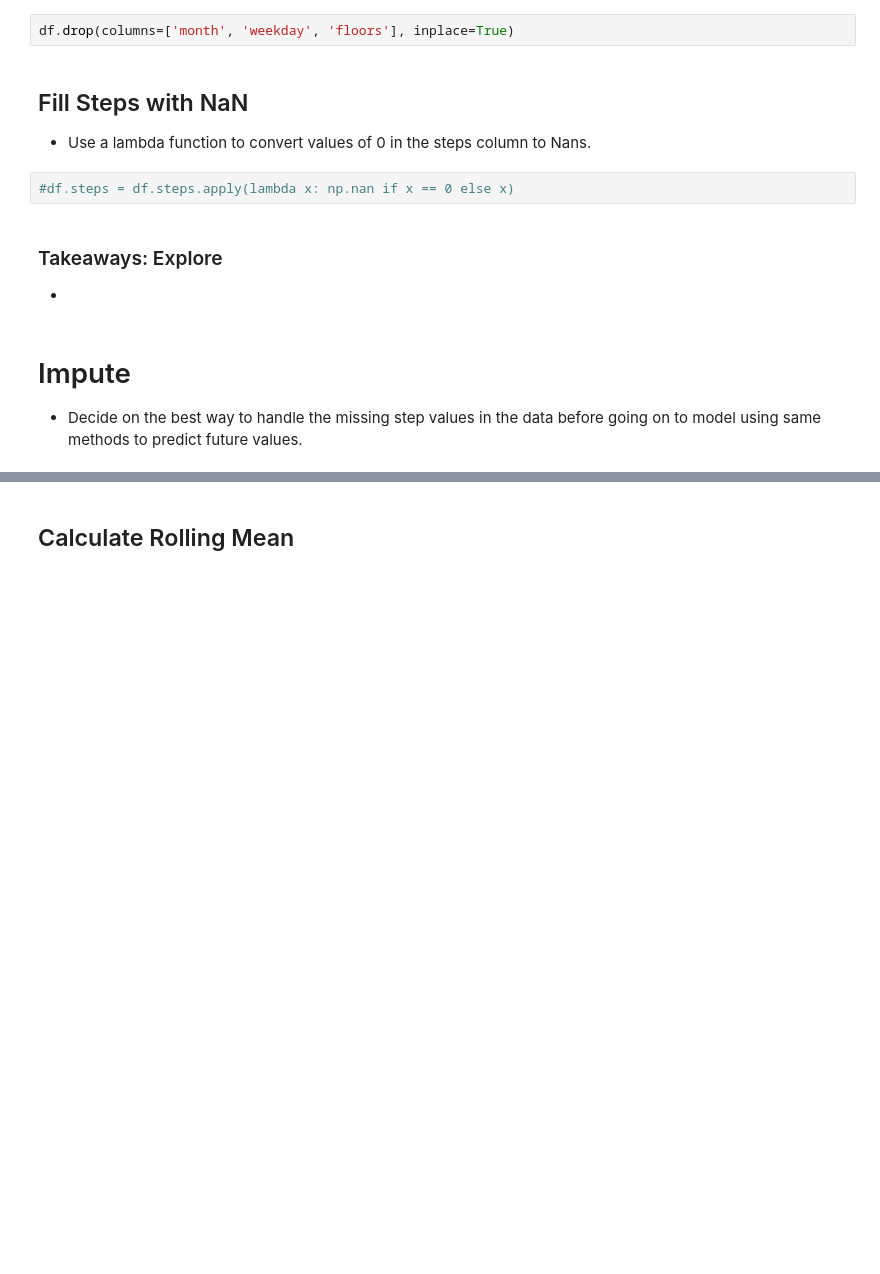
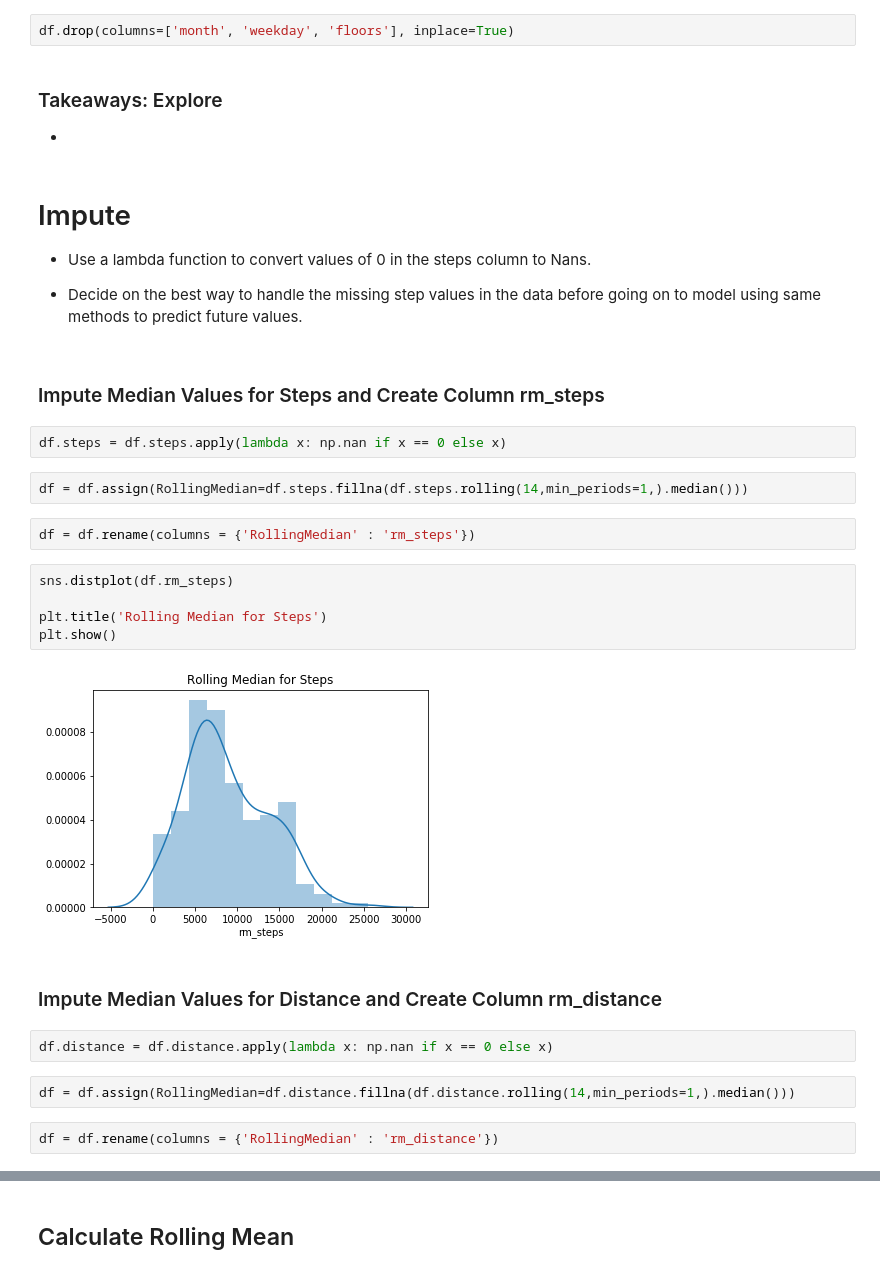
Before and after one commit to U-Gotta-Have-Faith/time_series, a Jupyter notebook: Sean _faith_acquire-Copy1.ipynb, the cells around one changed output, grey strips where cells are left out. Saved outputs shown, nothing was run; the diff lists cells and outputs as text; blank space fills up the shorter version.

Commit message:
Commit Sean code added and still correcting my impute methods. Close to deciding on a method to forecast.

```diff
--- a/Sean _faith_acquire-Copy1.ipynb
+++ b/Sean _faith_acquire-Copy1.ipynb
@@ -477,12 +487,6 @@ plt.show()
 ## Drop Columns - Month, Weekday, and Floors for Modeling
 # %%
 df.drop(columns=['month', 'weekday', 'floors'], inplace=True)
-# %% [markdown]
-## Fill Steps with NaN
-
-- Use a lambda function to convert values of 0 in the steps column to Nans.
-# %%
-#df.steps = df.steps.apply(lambda x: np.nan if x == 0 else x)
 # %% [markdown]
 ### Takeaways:  Explore
 
@@ -490,4 +494,29 @@ df.drop(columns=['month', 'weekday', 'floors'], inplace=True)
 # %% [markdown]
 # Impute
 
+- Use a lambda function to convert values of 0 in the steps column to Nans.
+
 - Decide on the best way to handle the missing step values in the data before going on to model using same methods to predict future values.
+# %% [markdown]
+### Impute Median Values for Steps and Create Column rm_steps
+# %%
+df.steps = df.steps.apply(lambda x: np.nan if x == 0 else x)
+# %%
+df = df.assign(RollingMedian=df.steps.fillna(df.steps.rolling(14,min_periods=1,).median()))
+# %%
+df = df.rename(columns = {'RollingMedian' : 'rm_steps'})
+# %%
+sns.distplot(df.rm_steps)
+
+plt.title('Rolling Median for Steps')
+plt.show()
+# %% [output]
+[figure, added]
+# %% [markdown]
+### Impute Median Values for Distance and Create Column rm_distance
+# %%
+df.distance = df.distance.apply(lambda x: np.nan if x == 0 else x)
+# %%
+df = df.assign(RollingMedian=df.distance.fillna(df.distance.rolling(14,min_periods=1,).median()))
+# %%
+df = df.rename(columns = {'RollingMedian' : 'rm_distance'})
```
Also changed, not shown: parts of 45 cells of this notebook.
